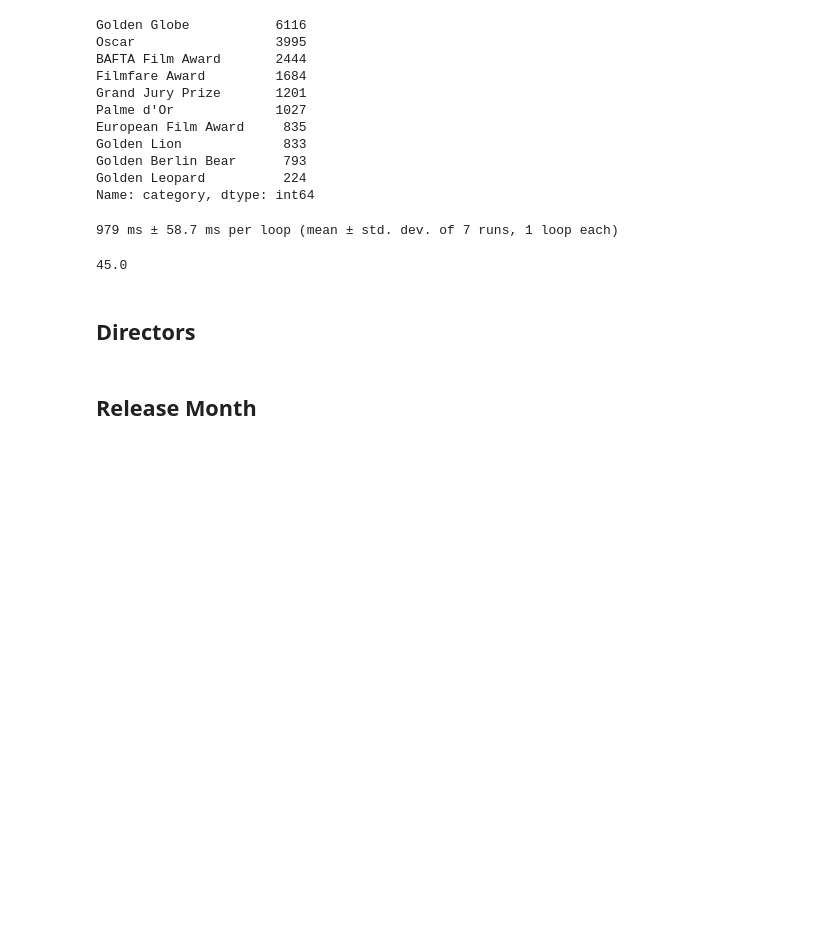
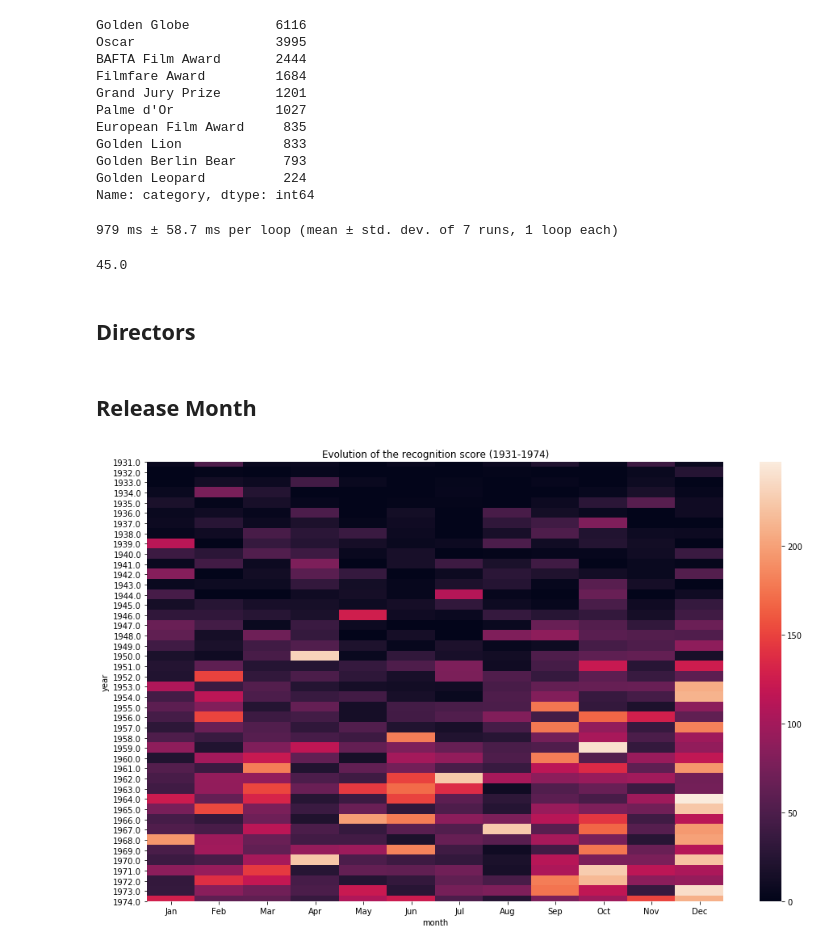
Before and after one commit to Ruchiranga/AD_A-team-project, a Jupyter notebook: Milestone 3.ipynb, the cells around one changed output. Saved outputs shown, nothing was run; the diff lists cells and outputs as text; code cells hidden in the pictures; blank space fills up the shorter version.

```diff
--- a/Milestone 3.ipynb
+++ b/Milestone 3.ipynb
@@ -2552,0 +2586,9 @@ top_metascore['director_score'] = top_metascore.apply(lambda x: top_metascore(to
+# %%
+fig, ax = plt.subplots(figsize=(16,10))
+year_month_old_recognition.rename(columns={1.0:'Jan',2.0:'Feb',3.0:'Mar',4.0:'Apr',5.0:'May',6.0:'Jun',\
+                          7.0:'Jul',8.0:'Aug',9.0:'Sep',10.0:'Oct',11.0:'Nov',12.0:'Dec'}, inplace=True);
+
+sns.heatmap(year_month_old_recognition,ax=ax)
+plt.title('Evolution of the recognition score (1931-1974)');
+# %% [output]
+[figure, added]
```
Also changed, not shown: parts of 23 cells of this notebook.
